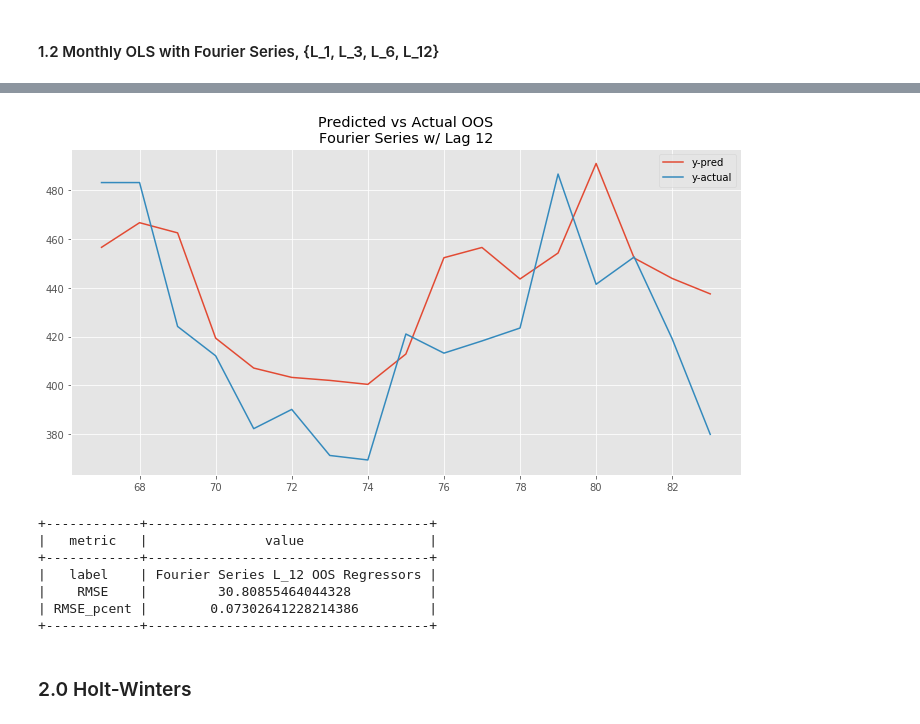
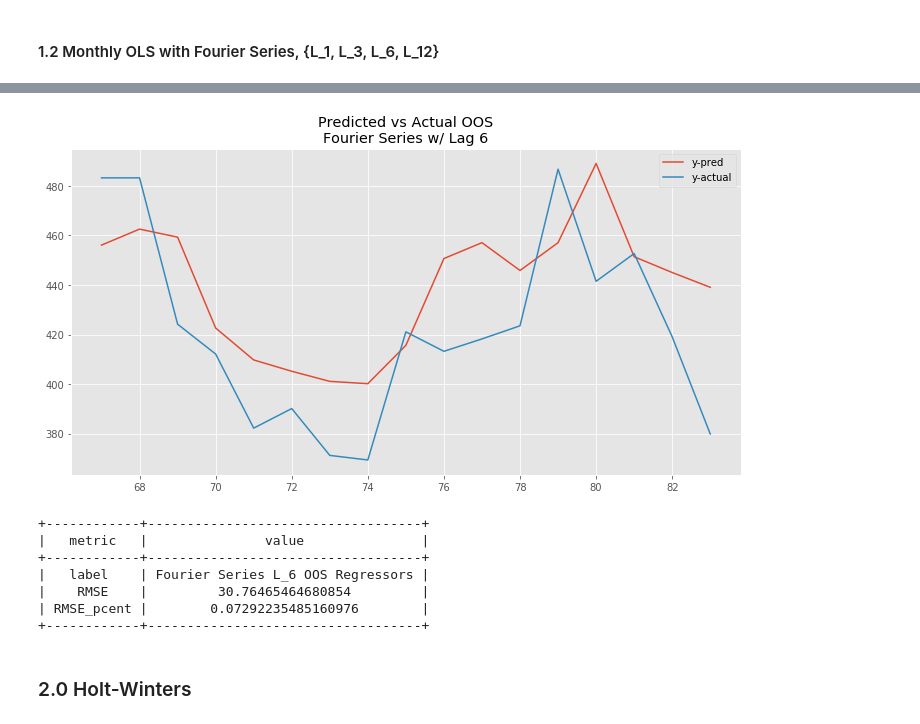
Before and after one commit to harizhisham/amarcord-1, a Jupyter notebook: local_amarcord_data_dd.ipynb, the cells around one changed output, grey strips where cells are left out. Cells and saved outputs as stored; diff of their text form; code cells hidden in the pictures.

```diff
--- a/local_amarcord_data_dd.ipynb
+++ b/local_amarcord_data_dd.ipynb
@@ -625,7 +625,6 @@ X = pd.DataFrame(X_f_m,columns=['Const', 'Idx', 'Sin', 'Cos'])
 X['L_1'] = pd.DataFrame(y).shift(1)
 X['L_3'] = pd.DataFrame(y).shift(3)
 X['L_6'] = pd.DataFrame(y).shift(6)
-X['L_12'] = pd.DataFrame(y).shift(12)
 # %%
 y = list(monthly_ts['Amount'])
 
@@ -635,10 +634,8 @@ X_train, X_test, y_train, y_test = train_test_split(X,
                                                     random_state=42,
                                                     shuffle=False)
 # %%
-import statsmodels.api as sm # Time Series Analysis
-
-reg = sm.OLS(y_train[12:],
-             X_train.iloc[12:,[0,1,4,5,6,7]])
+reg = sm.OLS(y_train[6:],
+             X_train.iloc[6:,[0,1,4,5,6]])
 results = reg.fit()
 results.summary()
 # %% [output]
@@ -713,23 +709,23 @@ perf_in['monthly_incoming_L12'] = testing.measure_error(y_train[12:], y_hat, lab
 # %%
-Y_pred = results.predict(X_test.iloc[:,[0,1,4,5,6,7]])
+Y_pred = results.predict(X_test.iloc[:,[0,1,4,5,6]])
 
 plt.plot(Y_pred, label = 'y-pred')
 plt.plot(np.array(Y_pred.index), y_test, label = 'y-actual')
-plt.title('Predicted vs Actual OOS\nFourier Series w/ Lag 12')
+plt.title('Predicted vs Actual OOS\nFourier Series w/ Lag 6')
 plt.legend()
 plt.show()
 # %% [output]
-[figure, old version]
+[figure, new version]
 # %%
-perf_out['monthly_incoming_L12'] = testing.measure_error(y_test, Y_pred, label='Fourier Series L_12 OOS Regressors')
+perf_out['monthly_incoming_L6'] = testing.measure_error(y_test, Y_pred, label='Fourier Series L_6 OOS Regressors')
 # %% [output]
-+------------+------------------------------------+
-|   metric   |               value                |
-+------------+------------------------------------+
-|   label    | Fourier Series L_12 OOS Regressors |
-|    RMSE    |         30.80855464044328          |
-| RMSE_pcent |        0.07302641228214386         |
-+------------+------------------------------------+
++------------+-----------------------------------+
+|   metric   |               value               |
++------------+-----------------------------------+
+|   label    | Fourier Series L_6 OOS Regressors |
+|    RMSE    |         30.76465464680854         |
+| RMSE_pcent |        0.07292235485160976        |
++------------+-----------------------------------+
 # %% [markdown]
 ### 2.0 Holt-Winters
 # %% [markdown]
```
Also changed, not shown: parts of 17 cells of this notebook.
